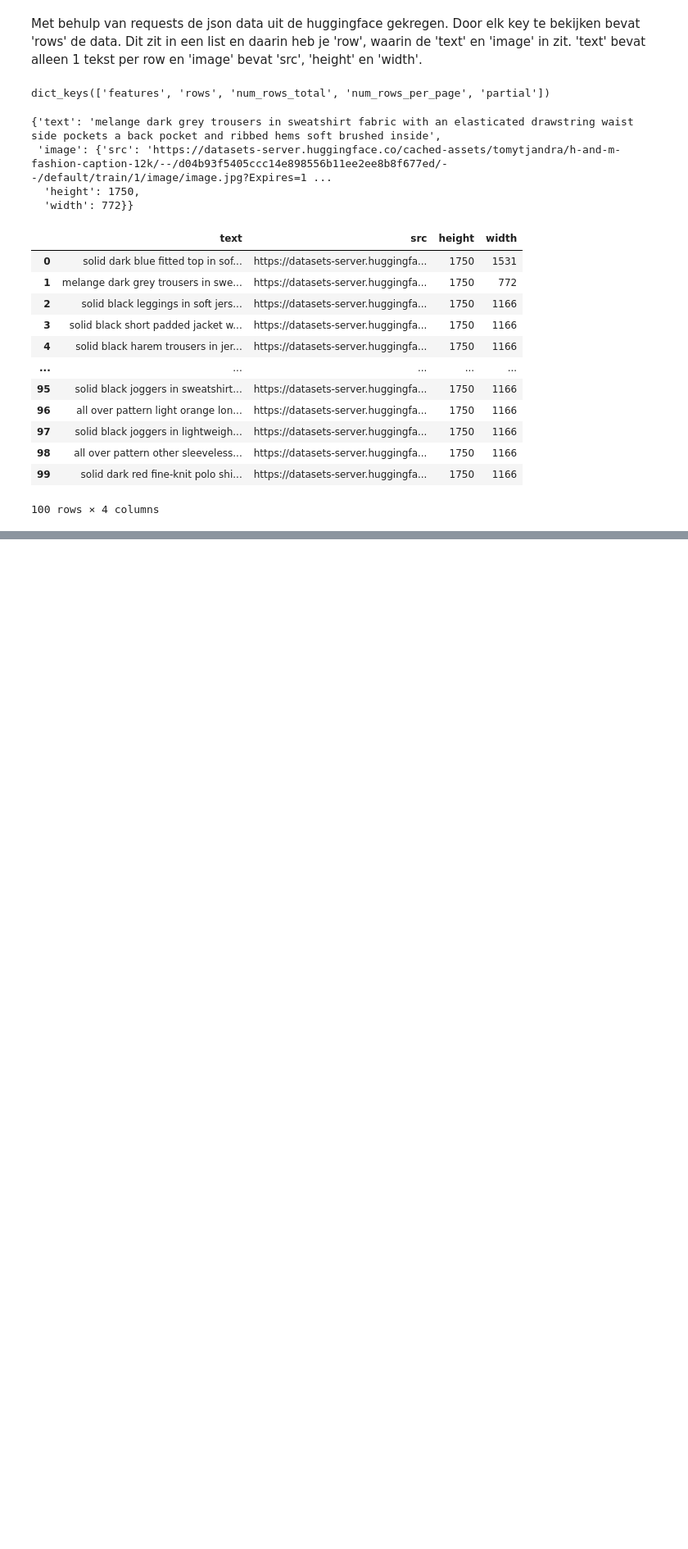
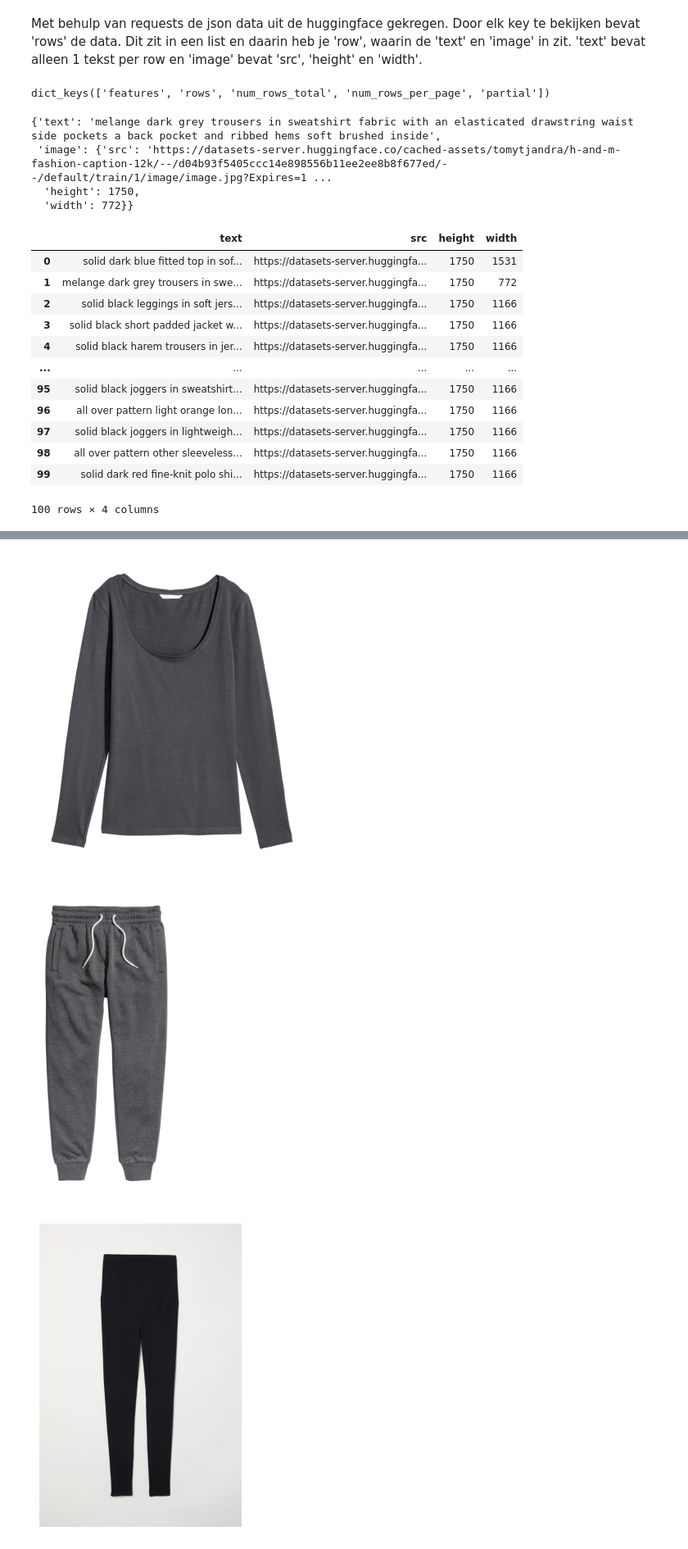
Before and after one commit to IsaD01/Deep-learning-, a Jupyter notebook: Opdracht3_2.ipynb, the cells around one changed output, grey strips where cells are left out. Shown at 82% size. Saved outputs shown, nothing was run; the diff lists cells and outputs as text; code cells hidden in the pictures; blank space fills up the shorter version.

```diff
--- a/Opdracht3_2.ipynb
+++ b/Opdracht3_2.ipynb
@@ -50,29 +62,3 @@ dataframe
 | 98 | all over pattern other sleeveless... | https://datasets-server.huggingfa... | 1750 | 1166 |
 | 99 | solid dark red fine-knit polo shi... | https://datasets-server.huggingfa... | 1750 | 1166 |
 100 rows × 4 columns
-# %%
-img_name = []
-img_list = []
-
-os.makedirs("Images", exist_ok=True)
-
-for url in dataframe['src']:
-  r = requests.get(url, stream=True)
-  file_name = os.path.basename(url)
-  file_path = os.path.join("Images", file_name)
-# %%
-response = requests.get(dataframe['src'][0])
-response.raise_for_status()  # Check for HTTP errors
-
-# Convert the response content to an image
-img = Image.open(BytesIO(response.content))
-
-# Display the image
-plt.imshow(img)
-plt.show()
-
-img_cv = cv2.cvtColor(np.array(img), cv2.COLOR_RGB2BGR)
-
-# Get and print the shape of the image
-img_shape = img_cv.shape
-print(f"Image shape: {img_shape}")
@@ -81,0 +117,12 @@ Image shape: (1750, 1531, 3)
+# %%
+# Check if the images are RGB
+for url in dataframe['src'][:5]:
+  r = requests.get(url)
+  img = Image.open(BytesIO(r.content))
+  plt.imshow(img)
+  plt.axis('off')
+  plt.show()
+# %% [output]
+[figure, added]
+[figure, added]
+[figure, added]
```
Also changed, not shown: parts of 15 cells of this notebook.
